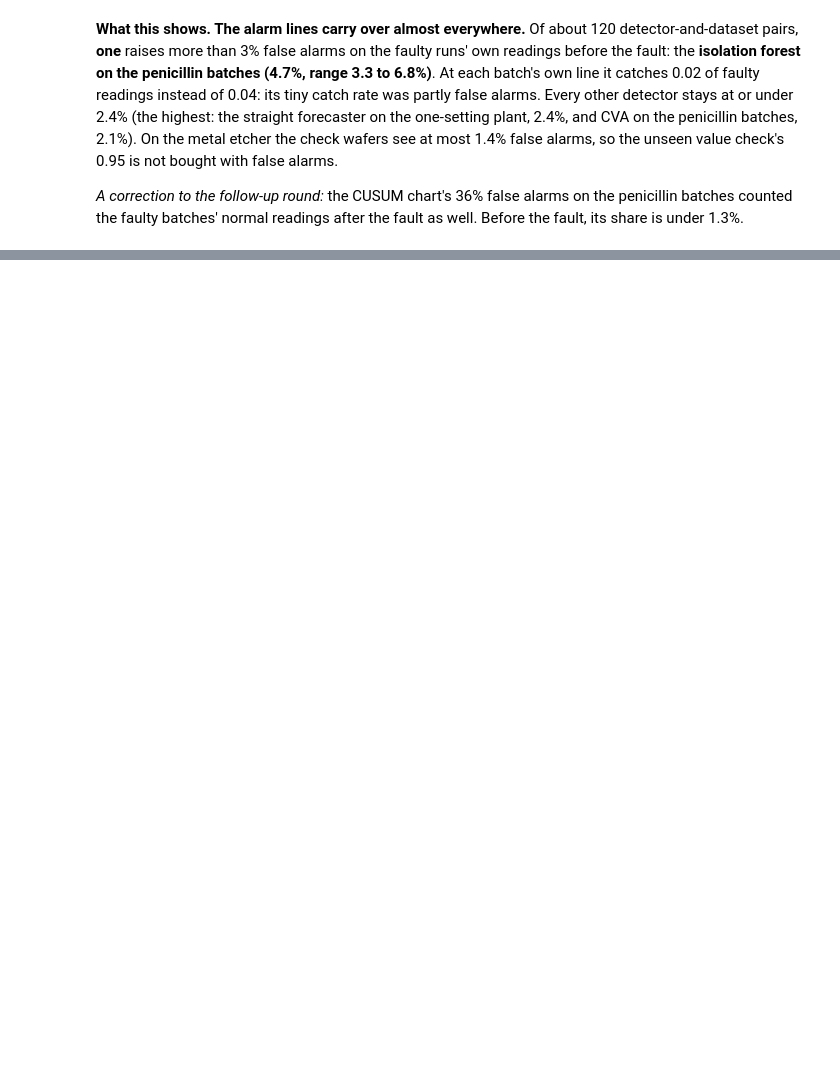
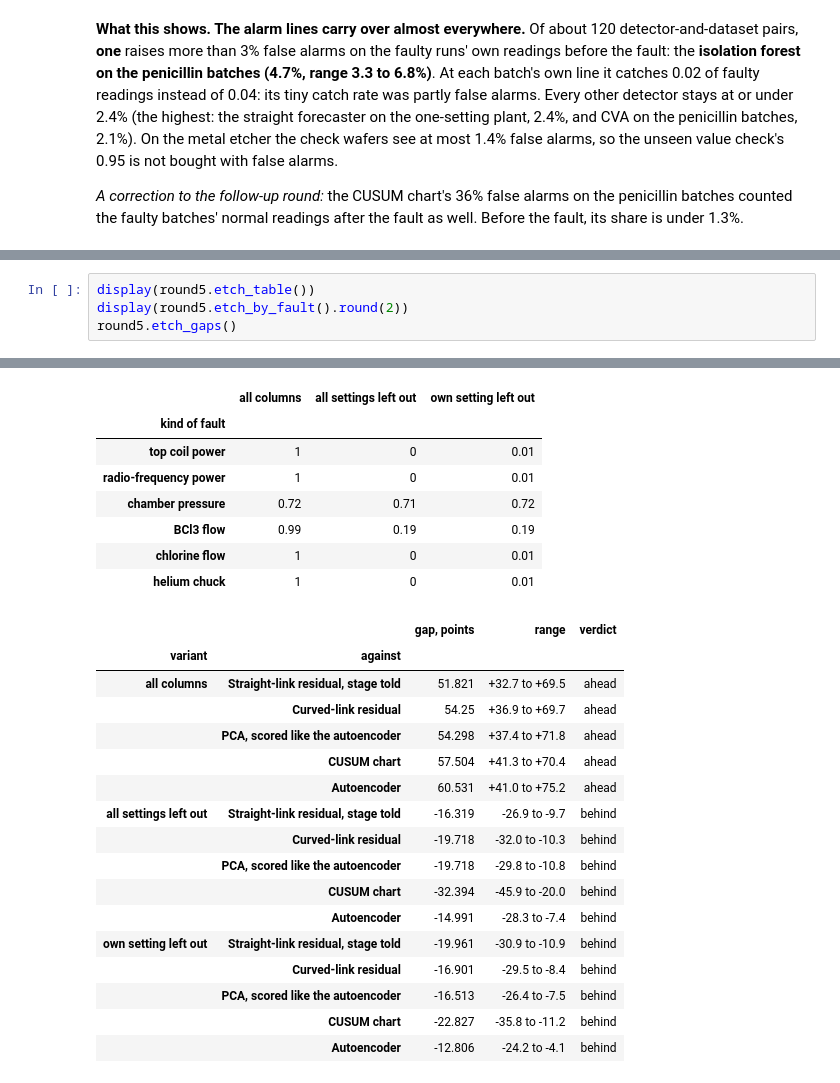
Before and after one commit to NeerajGit16/deep-learning-in-anomaly-detection, a Jupyter notebook: anomaly_lab/09_deep_models.ipynb, the cells around one changed output, grey strips where cells are left out. Drawn from its saved outputs; the diff is of its cells as text; blank space fills up the shorter version.

```diff
--- a/anomaly_lab/09_deep_models.ipynb
+++ b/anomaly_lab/09_deep_models.ipynb
@@ -861,0 +898,5 @@ t[t["over 3%"]]
+# %%
+display(round5.etch_table())
+display(round5.etch_by_fault().round(2))
+round5.etch_gaps()
+# %% [output]
@@ -861,0 +911,25 @@ t[t["over 3%"]]
+|  | all columns | all settings left out | own setting left out |
+| kind of fault |  |  |  |
+| top coil power | 1 | 0 | 0.01 |
+| radio-frequency power | 1 | 0 | 0.01 |
+| chamber pressure | 0.72 | 0.71 | 0.72 |
+| BCl3 flow | 0.99 | 0.19 | 0.19 |
+| chlorine flow | 1 | 0 | 0.01 |
+| helium chuck | 1 | 0 | 0.01 |
+|  |  | gap, points | range | verdict |
+| variant | against |  |  |  |
+| all columns | Straight-link residual, stage told | 51.821 | +32.7 to +69.5 | ahead |
+|  | Curved-link residual | 54.25 | +36.9 to +69.7 | ahead |
+|  | PCA, scored like the autoencoder | 54.298 | +37.4 to +71.8 | ahead |
+|  | CUSUM chart | 57.504 | +41.3 to +70.4 | ahead |
+|  | Autoencoder | 60.531 | +41.0 to +75.2 | ahead |
+| all settings left out | Straight-link residual, stage told | -16.319 | -26.9 to -9.7 | behind |
+|  | Curved-link residual | -19.718 | -32.0 to -10.3 | behind |
+|  | PCA, scored like the autoencoder | -19.718 | -29.8 to -10.8 | behind |
+|  | CUSUM chart | -32.394 | -45.9 to -20.0 | behind |
+|  | Autoencoder | -14.991 | -28.3 to -7.4 | behind |
+| own setting left out | Straight-link residual, stage told | -19.961 | -30.9 to -10.9 | behind |
+|  | Curved-link residual | -16.901 | -29.5 to -8.4 | behind |
+|  | PCA, scored like the autoencoder | -16.513 | -26.4 to -7.5 | behind |
+|  | CUSUM chart | -22.827 | -35.8 to -11.2 | behind |
+|  | Autoencoder | -12.806 | -24.2 to -4.1 | behind |
```
Also changed, not shown: parts of 7 cells of this notebook, 9 other files.
